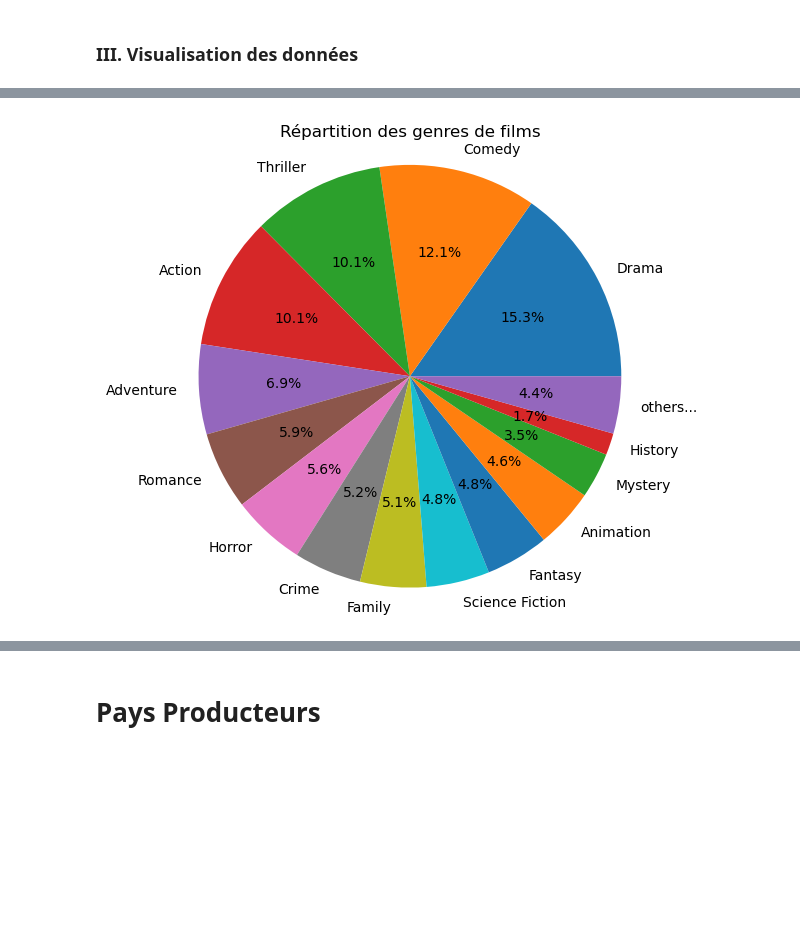
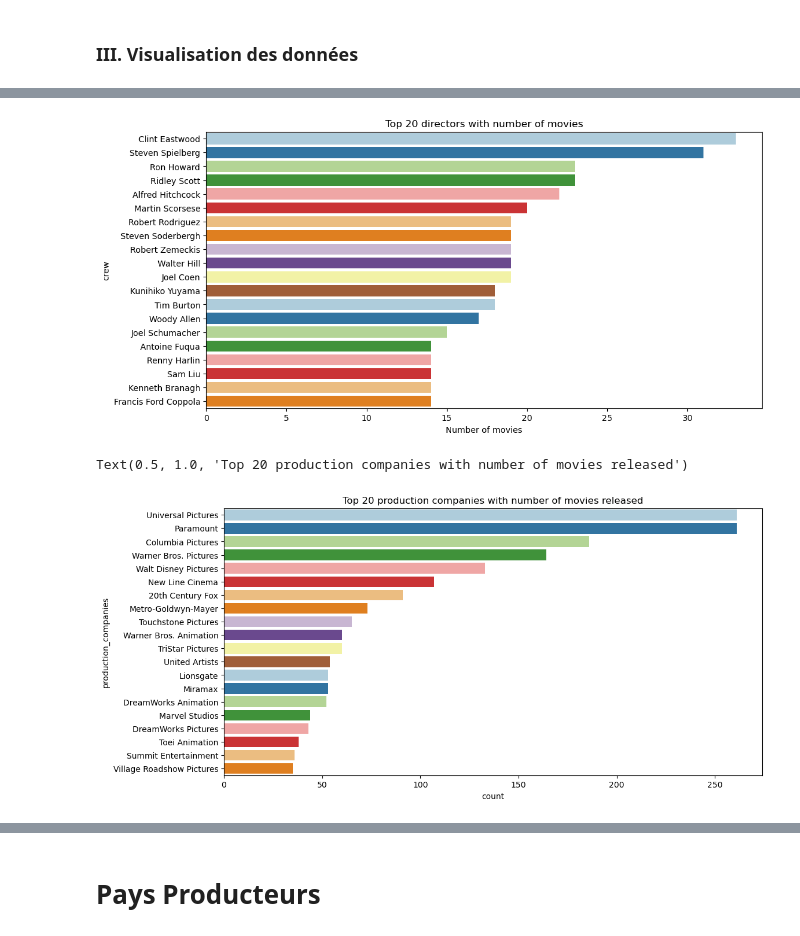
Before and after one commit to yassprogramme/Python_ENSAE_2A_app, a Jupyter notebook: Notebook.ipynb, the cells around one changed output, grey strips where cells are left out. Saved outputs shown, nothing was run; the diff lists cells and outputs as text; code cells hidden in the pictures; blank space fills up the shorter version.

Commit message:
Update notebook visuals

```diff
--- a/Notebook.ipynb
+++ b/Notebook.ipynb
@@ -182,10 +201,10 @@ def convert(text):
         L.append(i["name"])
     return L
 movies_data['genres'] = movies_data['genres'].apply(convert)
-movies_data['production_countries'] = movies_data['production_countries'].apply(convert)
+movies_data['production_countries'] = movies_data['production_countries'].apply(convert).apply(lambda x: x[0] if isinstance(x, list) and len(x) > 0 else None)
 movies_data['spoken_languages']=movies_data['spoken_languages'].apply(convert)
 movies_data['production_companies']=(movies_data['production_companies'].apply(convert)).apply(lambda x: x[0] if isinstance(x, list) and len(x) > 0 else None)
-#Je garde que la principale entreprise de production.
+#On garde que la principale entreprise de production.
 movies_data.head()
 # %% [output]
 |  | id | title | original_title | overview | adult | popularity | vote_average | vote_count | ... |
@@ -291,13 +278,20 @@ Name: genres, dtype: object
-# %%
-totale=genre_counts.sum()
-list_principale=list(genre_counts[:14])
-list_principale.append(totale-sum(list_principale))
-list_genre=list(genre_counts[:14].index)
-list_genre.append('others...')
-plt.figure(figsize=(6, 6))
-plt.pie(list_principale, labels=list_genre, autopct='%1.1f%%')
-plt.title('Répartition des genres de films')
-plt.axis('equal')
-plt.show()
-# %% [output]
-[figure, removed]
+# %%
+# Conversion de la colonne 'crew' en une série pandas pour faciliter le traitement
+directors = movies_data['crew'].explode()
+
+# Création d'un countplot pour les 20 réalisateurs les plus fréquents
+plt.figure(figsize=(12, 6))
+sns.countplot(y=directors, palette='Paired',
+              order=directors.value_counts().index[:20])
+plt.title("Top 20 directors with number of movies")
+plt.xlabel("Number of movies")
+plt.show()
+# %% [output]
+[figure, added]
+# %%
+plt.figure(figsize=(12,6))
+sns.countplot(y="production_companies",palette = 'Paired', data=movies_data,order=movies_data['production_companies'].value_counts().index[0:20])
+plt.title("Top 20 production companies with number of movies released")
+# %% [output]
+Text(0.5, 1.0, 'Top 20 production companies with number of movies released')
+[figure, added]
```
Also changed, not shown: parts of 56 cells of this notebook.
